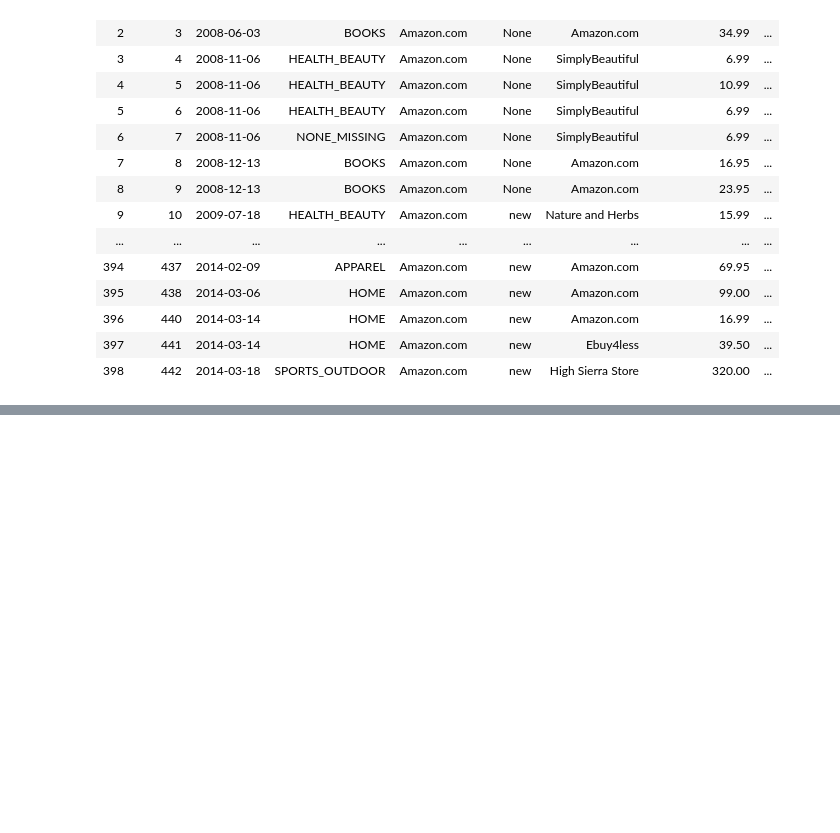
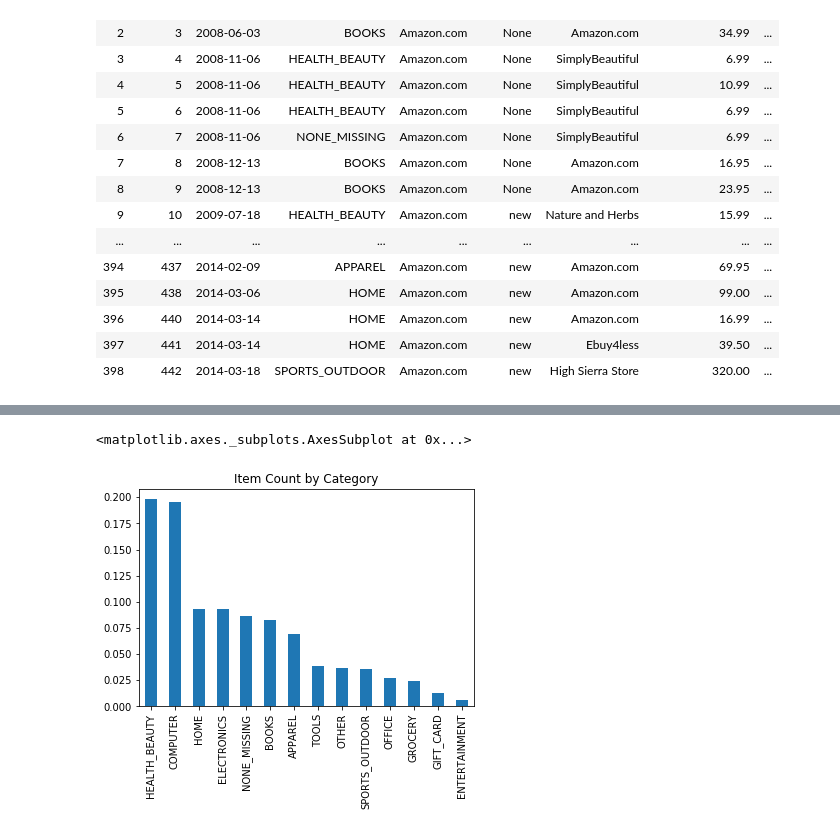
Before and after one commit to AmitSamra/DataEngineering.Labs.AirflowProject, a Jupyter notebook: data/amazon_visualization.ipynb, the cells around one changed output, grey strips where cells are left out. Cells and saved outputs as stored; diff of their text form; code cells hidden in the pictures; blank space fills up the shorter version.

```diff
--- a/data/amazon_visualization.ipynb
+++ b/data/amazon_visualization.ipynb
@@ -254,0 +333,6 @@ df
+# %%
+# Percentage of item purchases by count
+df['category'].value_counts(normalize=True).plot(kind='bar',title='Item Count by Category')
+# %% [output]
+<matplotlib.axes._subplots.AxesSubplot at 0x...>
+[figure, added]
```
Also changed, not shown: parts of 12 cells of this notebook, 1 other file.
